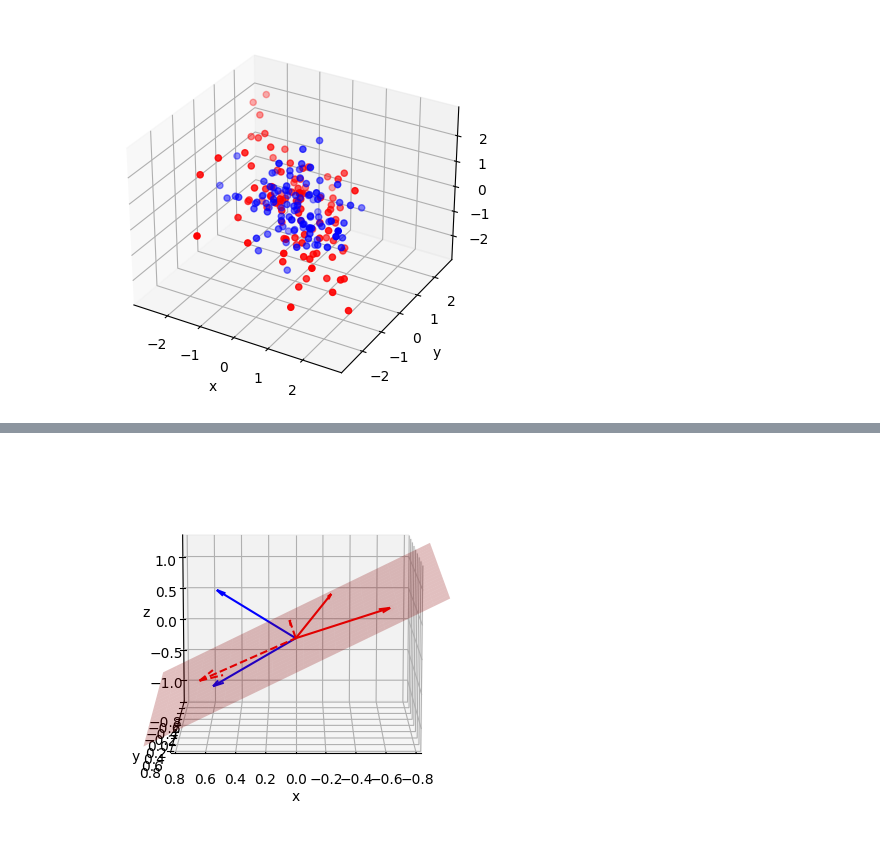
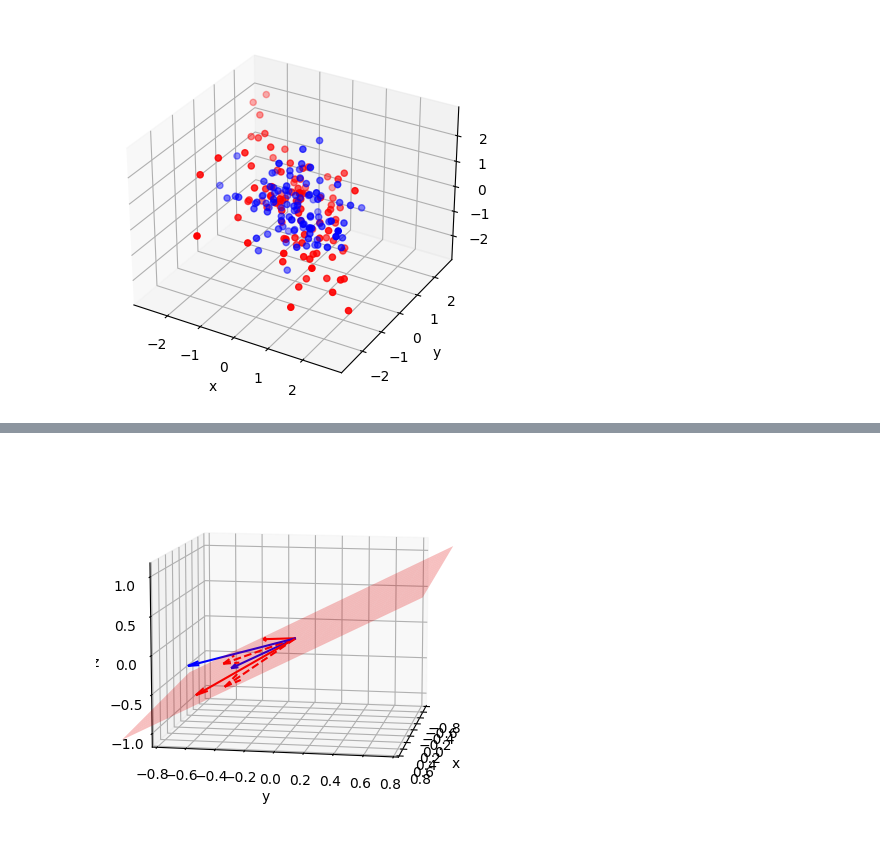
Before and after one commit to Dernalord/Project_OT, a Jupyter notebook: Project_OT.ipynb, the cells around one changed output, grey strips where cells are left out. Cells and saved outputs as stored; diff of their text form; code cells hidden in the pictures.

```diff
--- a/Project_OT.ipynb
+++ b/Project_OT.ipynb
@@ -428,0 +493,9 @@ plt.show()
+# %%
+fig, ax = plt.subplots()
+ax.plot(reg_range,accs_in_target_w_a)
+ax.plot(best_reg,accu_in_target,"ro")
+ax.add_patch(Rectangle((0.13, 0.15), 0.97, 0.25,color='gray',alpha=0.25))
+ax.set_xlabel("Entropic regularization")
+ax.set_ylabel("Accuracy on target")
+fig.savefig(os.getcwd()+"/Acc_entropic_reg_w_a.pdf")
+fig.show()
@@ -612,33 +689,33 @@ plt.show()
 # %%
 x = np.linspace(-1, 1, 20)
 y = np.linspace(-1, 1, 20)
 X, Y = np.meshgrid(x, y)
 
 normal_vector_S = np.cross(eigenvectors_S[0], eigenvectors_S[1])
 normal_vector_T = np.cross(eigenvectors_T[0], eigenvectors_T[1])
 
 D = -np.dot(normal_vector_S, np.array([0, 0, 0]))  # Calculate D
 Z_S = (-normal_vector_S[0] * X - normal_vector_S[1] * Y - D) / normal_vector_S[2]
 
 D = -np.dot(normal_vector_T, np.array([0, 0, 0]))  # Calculate D
 Z_T = (-normal_vector_T[0] * X - normal_vector_T[1] * Y - D) / normal_vector_T[2]
 
 fig = plt.figure()
 ax = fig.add_subplot(111, projection='3d')
 plot_arrow(ax,eigenvectors_S, [0,0,0],color="r")
 plot_arrow(ax,eigenvectors_T, [0,0,0],color="b")
 plot_arrow(ax,aligned_S.T, [0,0,0],linestyle="dashed", color='r', arrow_length_ratio=0.2)
 ax.plot_surface(X, Y, Z_S, alpha=0.25,color='r')
 ax.set_xlim(-0.8,0.8)
 ax.set_ylim(-0.8,0.8)
-ax.view_init(azim=90, elev=10)
+ax.view_init(azim=10, elev=10)
 ax.set_xlabel("x")
 ax.set_ylabel("y")
 ax.set_zlabel("z")
-plt.savefig(os.getcwd()+"/second_example_eigenvectors.pdf")
+plt.savefig(os.getcwd()+"/second_example_eigenvectors.pdf",bbox_inches="tight",pad_inches=0.3)
 plt.show()
 # %% [output]
-[figure, old version]
+[figure, new version]
 # %%
 S_projected_on_Xs = S@eigenvectors_S.T
 S_projected_on_Xa = S@aligned_S
```
Also changed, not shown: parts of 21 cells of this notebook, 12 other files.
